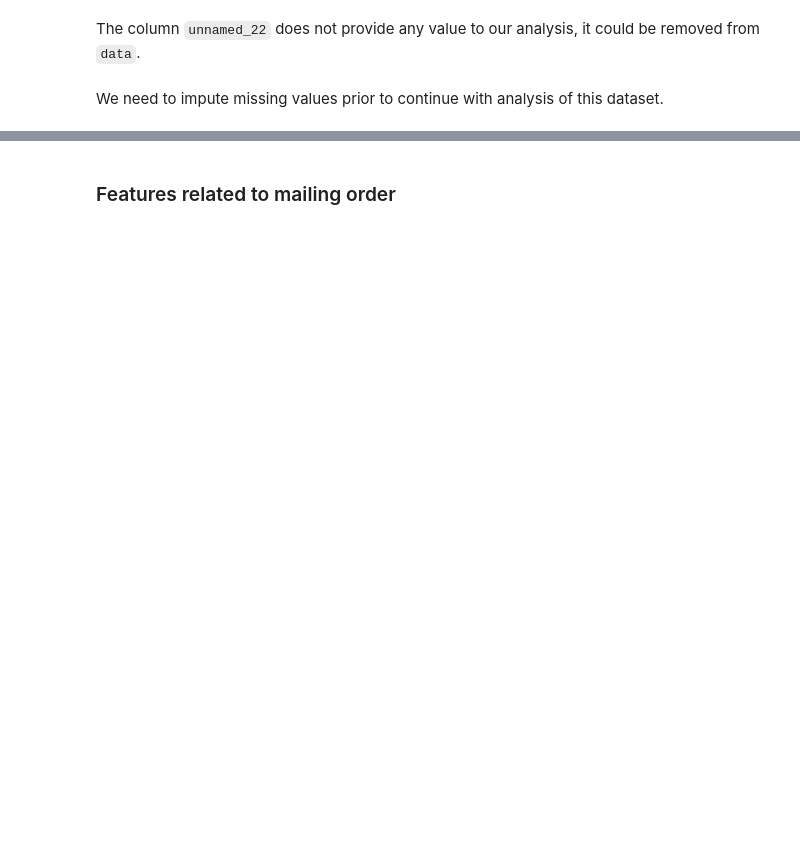
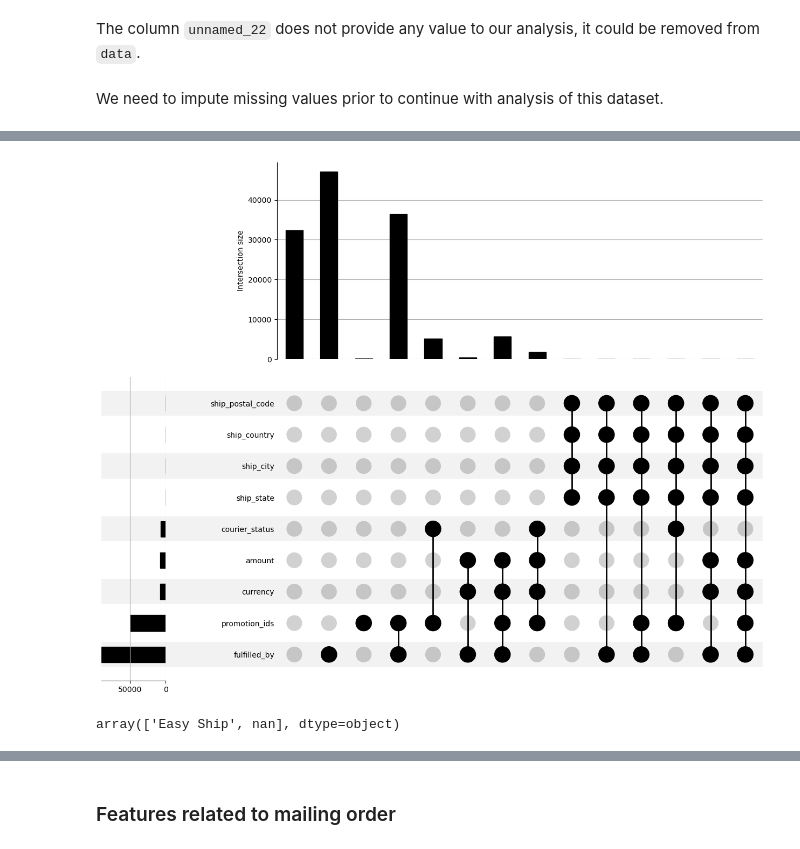
Before and after one commit to marlon-cooh/sklearn, a Jupyter notebook: projects/e-commerce.ipynb, the cells around one changed output, grey strips where cells are left out. Saved outputs shown, nothing was run; the diff lists cells and outputs as text; code cells hidden in the pictures; blank space fills up the shorter version.

```diff
--- a/projects/e-commerce.ipynb
+++ b/projects/e-commerce.ipynb
@@ -157,0 +159,13 @@ We need to impute missing values prior to continue with analysis of this dataset
+# %%
+data_na = data[data.columns[data.isna().any()]]
+data_na.missing.missing_upsetplot(
+    variables=None,
+    element_size=60
+    )
+plt.show()
+# %% [output]
+[figure, added]
+# %%
+data.fulfilled_by.unique()
+# %% [output]
+array(['Easy Ship', nan], dtype=object)
```
Also changed, not shown: parts of 59 cells of this notebook, 1 other file.
